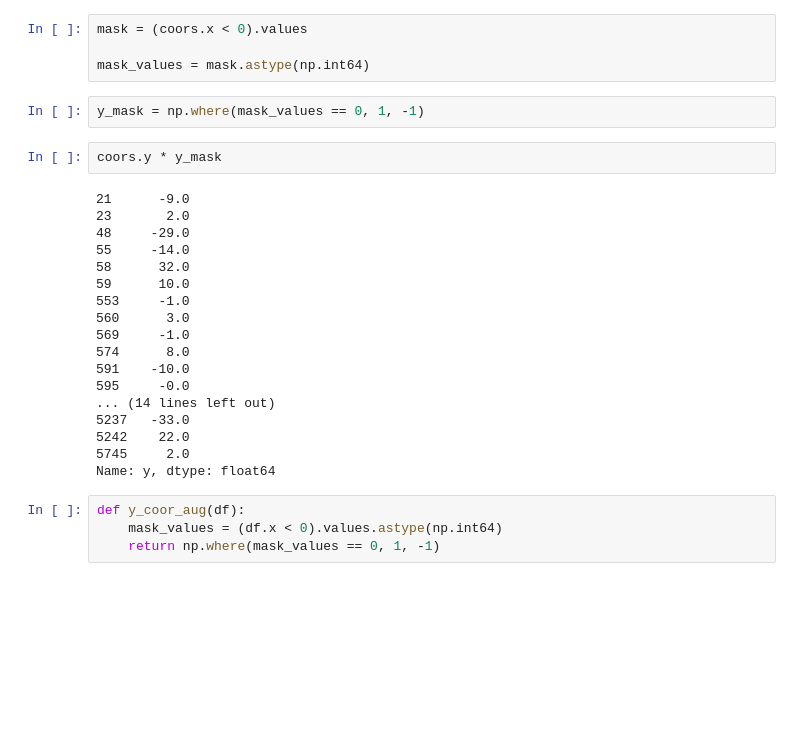
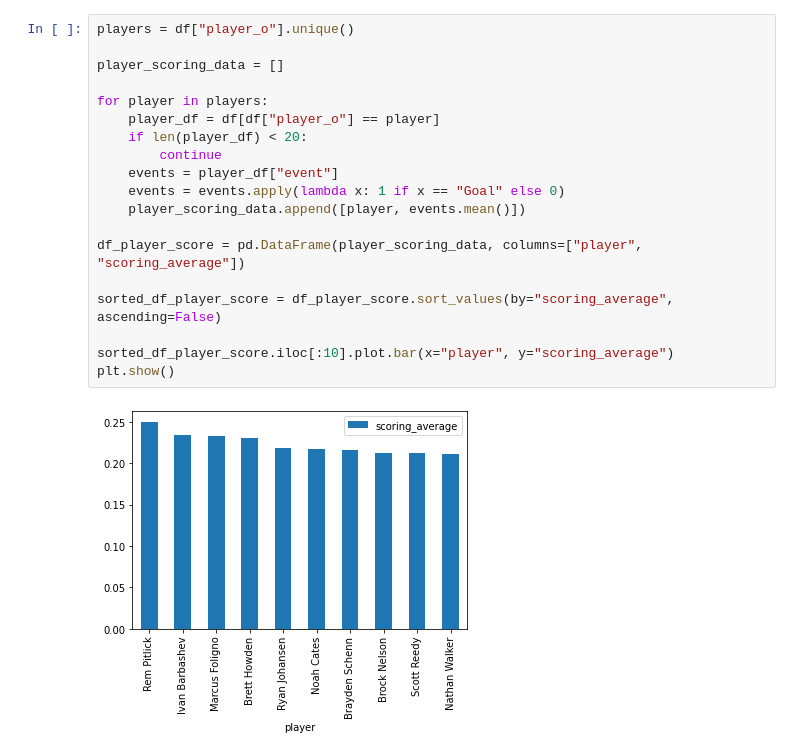
Before and after one commit to venkata14/ucsas2022-hockey-analytics, a Jupyter notebook: analysis.ipynb, the cells around one changed output. Saved outputs shown, nothing was run; the diff lists cells and outputs as text; blank space fills up the shorter version.

```diff
--- a/analysis.ipynb
+++ b/analysis.ipynb
@@ -160,30 +123,21 @@ coors
-# %%
-mask = (coors.x < 0).values
-
-mask_values = mask.astype(np.int64)
-# %%
-y_mask = np.where(mask_values == 0, 1, -1)
-# %%
-coors.y * y_mask
-# %% [output]
-21      -9.0
-23       2.0
-48     -29.0
-55     -14.0
-58      32.0
-59      10.0
-553     -1.0
-560      3.0
-569     -1.0
-574      8.0
-591    -10.0
-595     -0.0
-... (14 lines left out)
-5237   -33.0
-5242    22.0
-5745     2.0
-Name: y, dtype: float64
-# %%
-def y_coor_aug(df):
-    mask_values = (df.x < 0).values.astype(np.int64)
-    return np.where(mask_values == 0, 1, -1)
+# %%
+players = df["player_o"].unique()
+
+player_scoring_data = []
+
+for player in players:
+    player_df = df[df["player_o"] == player]
+    if len(player_df) < 20:
+        continue
+    events = player_df["event"]
+    events = events.apply(lambda x: 1 if x == "Goal" else 0)
+    player_scoring_data.append([player, events.mean()])
+
+df_player_score = pd.DataFrame(player_scoring_data, columns=["player", "scoring_average"])
+
+sorted_df_player_score = df_player_score.sort_values(by="scoring_average", ascending=False)
+
+sorted_df_player_score.iloc[:10].plot.bar(x="player", y="scoring_average")
+plt.show()
+# %% [output]
+[figure, added]
```
Also changed, not shown: parts of 27 cells of this notebook, 22 other files.
